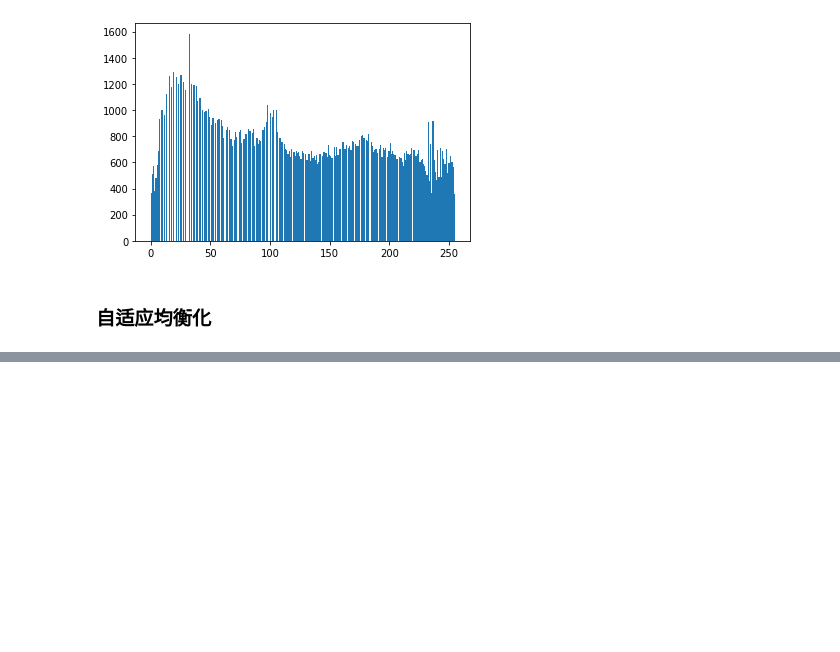
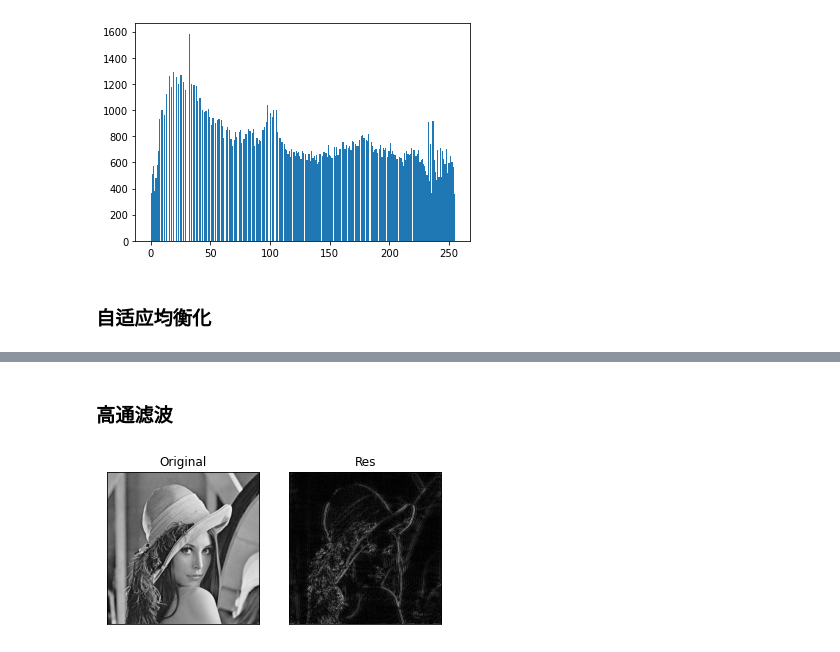
Before and after one commit to KDD2018/Machine-Learning, a Jupyter notebook: Deeplearning/opencv/图像处理2.ipynb, the cells around one changed output, grey strips where cells are left out. Drawn from its saved outputs; the diff is of its cells as text; code cells hidden in the pictures; blank space fills up the shorter version.

```diff
--- a/Deeplearning/opencv/图像处理2.ipynb
+++ b/Deeplearning/opencv/图像处理2.ipynb
@@ -191,0 +234,22 @@ show_cv('res', res)
+# %% [markdown]
+### 高通滤波
+# %%
+rows, cols = lena.shape
+center_row, center_col = int(rows/2), int(cols/2)
+# 高通滤波
+mask = np.ones((rows, cols, 2), np.uint8)
+mask[center_row-30:center_row+30, center_col-30:center_col+30] = 0
+
+# IDFT
+fshift = dft_shift * mask
+f_ishift = np.fft.ifftshift(fshift)
+lena_back = cv2.idft(f_ishift)
+lena_back = cv2.magnitude(lena_back[:,:,0], lena_back[:,:,1])
+
+plt.subplot(121), plt.imshow(lena, cmap='gray')
+plt.title('Original'), plt.xticks([]), plt.yticks([])
+plt.subplot(122), plt.imshow(lena_back, cmap='gray')
+plt.title('Res'), plt.xticks([]), plt.yticks([])
+plt.show()
+# %% [output]
+[figure, added]
```
Also changed, not shown: parts of 6 cells of this notebook, 11 other files.
